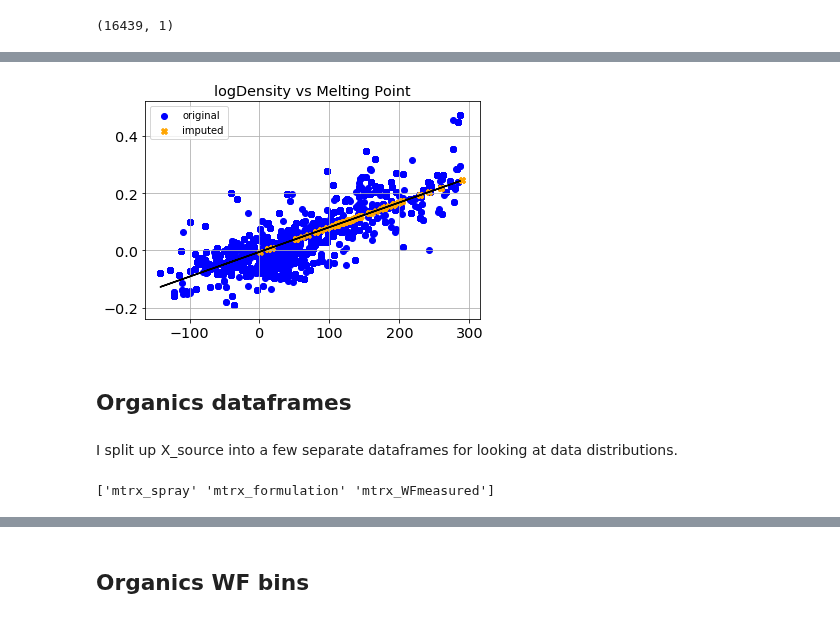
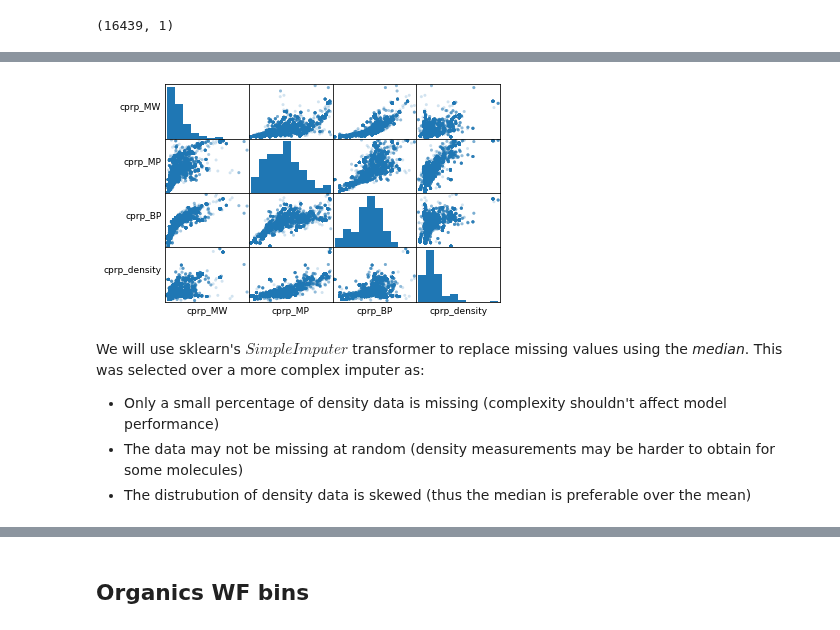
Before and after one commit to LukaThorn/ml-weight-fraction, a Jupyter notebook: preprocessorganics.ipynb, the cells around one changed output, grey strips where cells are left out. Saved outputs shown, nothing was run; the diff lists cells and outputs as text; code cells hidden in the pictures.

```diff
--- a/preprocessorganics.ipynb
+++ b/preprocessorganics.ipynb
@@ -263,46 +215,26 @@ Y_null = b * X_null + a
-# %%
-# Plot points and fit line
-fig = plt.figure()
-ax1 = fig.add_subplot(111)
-
-ax1.scatter(X, Y, c = 'b', label="original")
-ax1.scatter(X_null, Y_null, c = 'orange', marker = 'X', label="imputed")
-yfit = [a + b * xi for xi in X]
-ax1.plot(X, yfit, color='black')
-
-plt.title("logDensity vs Melting Point")
-plt.legend(loc='upper left')
-plt.grid()
-plt.show()
-
-blt.savepdf(fig, "logDensity_MP")
-# %% [output]
-[figure, removed]
-# %%
-# Put imputed densities into data frame
-for idx in X_source.index:
-    if pd.isnull(X_source.loc[idx,"cprp_logdensity"]):
-        MP = X_source.loc[idx,"cprp_MP"]
-        X_source.loc[idx,"cprp_logdensity"] = (b * MP + a)
-# %% [markdown]
-## Organics dataframes
-# %% [markdown]
-I split up X_source into a few separate dataframes for looking at data distributions.
-# %%
-# Data frame for only functional use categories
-Xf_source = X_source[X_source.columns[pd.Series(X_source.columns).str.startswith('func')]]
-source_func_names = [s[5:] for s in list(Xf_source.columns.values)]
-
-# Only product categories
-filter_col = [c for c in X_source if c.startswith('pgen') or c.startswith('pgrp')]
-Xp_source = X_source[filter_col]
-source_PUC_names = [s[5:] for s in list(Xp_source.columns.values)]
-
-# Only chemical properties
-Xc_source = X_source[X_source.columns[pd.Series(X_source.columns).str.startswith('cprp')]]
-
-# Only matrix properties
-Xm_source = X_source.iloc[:,-3:]
-print(Xm_source.columns.values)
-# %% [output]
-['mtrx_spray' 'mtrx_formulation' 'mtrx_WFmeasured']
+# %%
+# Look at chemical property features
+feat_subset = [f for f in X_source.columns if "cprp" in f]
+
+# Plot scatter matrix and histograms
+scatter_mtrx = pd.plotting.scatter_matrix(X_source[feat_subset], alpha=0.2)
+plt.xticks([])
+plt.yticks([])
+
+for ax in scatter_mtrx.ravel():
+    ax.set_xlabel(
+        ax.get_xlabel(), fontsize=9, rotation=0,
+    )
+    ax.set_ylabel(
+        ax.get_ylabel(), fontsize=9, rotation=0, horizontalalignment="right",
+    )
+    ax.axes.xaxis.set_ticks([])
+    ax.axes.yaxis.set_ticks([])
+# %% [output]
+[figure, added]
+# %% [markdown]
+We will use sklearn's $SimpleImputer$ transformer to replace missing values using the *median*. This was selected over a more complex imputer as:
+
+* Only a small percentage of density data is missing (complexity shouldn't affect model performance)
+* The data may not be missing at random (density measurements may be harder to obtain for some molecules)
+* The distrubution of density data is skewed (thus the median is preferable over the mean)
```
Also changed, not shown: parts of 29 cells of this notebook.
